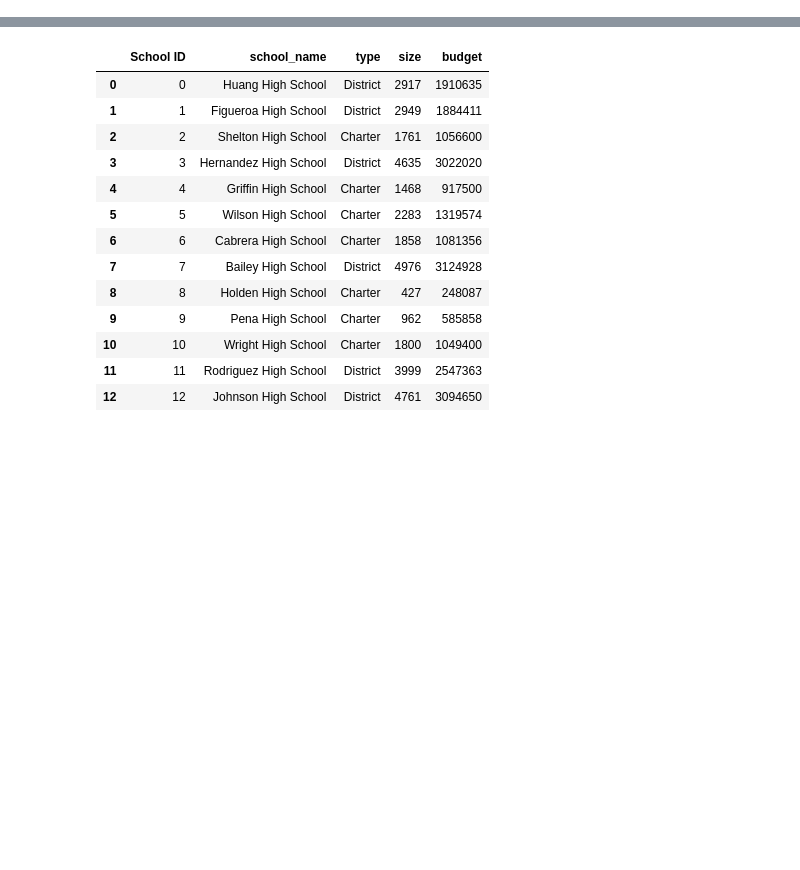
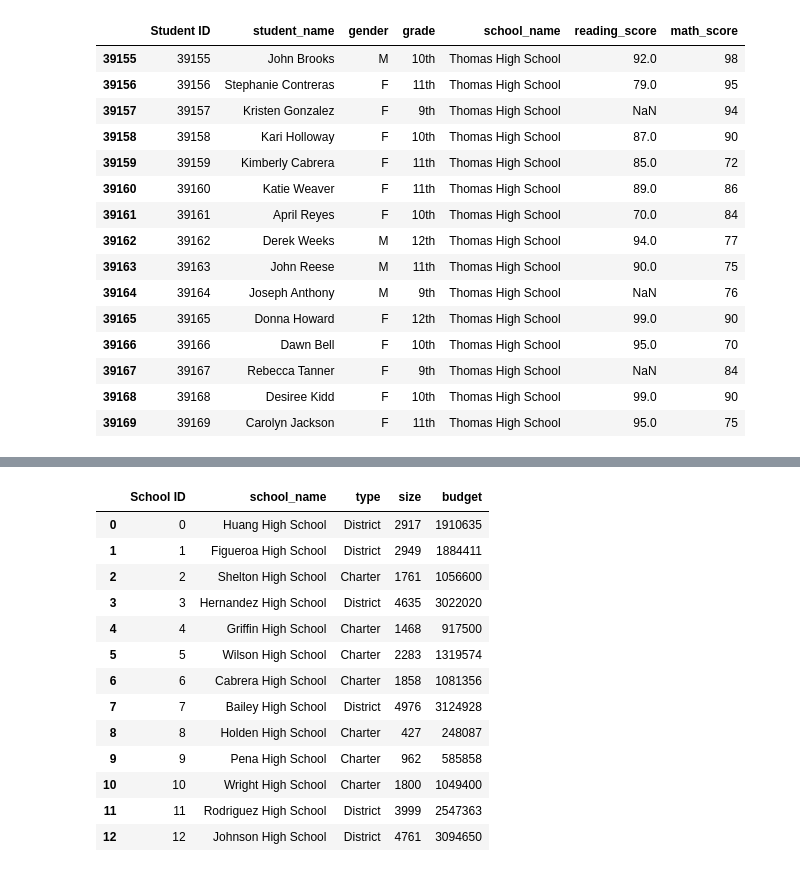
Before and after one commit to lmacera/School_District_Analysis, a Jupyter notebook: PyCitySchools_Challenge_testing.ipynb, the cells around one changed output, grey strips where cells are left out. Cells and saved outputs as stored; diff of their text form; code cells hidden in the pictures; blank space fills up the shorter version.

```diff
--- a/PyCitySchools.ipynb
+++ b/PyCitySchools_Challenge_testing.ipynb
@@ -0,0 +1,22 @@
+# %%
+# Dependencies and Setup
+import pandas as pd
+
+# File to Load (Remember to change the path if needed.)
+school_data_to_load = "Resources/schools_complete.csv"
+student_data_to_load = "Resources/students_complete.csv"
+
+# Read the School Data and Student Data and store into a Pandas DataFrame
+school_data_df = pd.read_csv(school_data_to_load)
+student_data_df = pd.read_csv(student_data_to_load)
+
+# Cleaning Student Names and Replacing Substrings in a Python String
+# Add each prefix and suffix to remove to a list.
+prefixes_suffixes = ["Dr. ", "Mr. ","Ms. ", "Mrs. ", "Miss ", " MD", " DDS", " DVM", " PhD"]
+
+# Iterate through the words in the "prefixes_suffixes" list and replace them with an empty space, "".
+for word in prefixes_suffixes:
+    student_data_df["student_name"] = student_data_df["student_name"].str.replace(word,"")
+
+# Check names.
+student_data_df.head(10)
@@ -0,0 +44,21 @@
+# %%
+# Step 2. Use the loc method on the student_data_df to select all the reading scores from the 9th grade at Thomas High School and replace them with NaN.
+student_data_df.loc[(student_data_df["school_name"] == "Thomas High School") & (student_data_df["grade"] == "9th"),"reading_score" ] = np.nan
+student_data_df.tail(15)
+# %% [output]
+|  | Student ID | student_name | gender | grade | school_name | reading_score | math_score |
+| 39155 | 39155 | John Brooks | M | 10th | Thomas High School | 92.0 | 98 |
+| 39156 | 39156 | Stephanie Contreras | F | 11th | Thomas High School | 79.0 | 95 |
+| 39157 | 39157 | Kristen Gonzalez | F | 9th | Thomas High School | NaN | 94 |
+| 39158 | 39158 | Kari Holloway | F | 10th | Thomas High School | 87.0 | 90 |
+| 39159 | 39159 | Kimberly Cabrera | F | 11th | Thomas High School | 85.0 | 72 |
+| 39160 | 39160 | Katie Weaver | F | 11th | Thomas High School | 89.0 | 86 |
+| 39161 | 39161 | April Reyes | F | 10th | Thomas High School | 70.0 | 84 |
+| 39162 | 39162 | Derek Weeks | M | 12th | Thomas High School | 94.0 | 77 |
+| 39163 | 39163 | John Reese | M | 11th | Thomas High School | 90.0 | 75 |
+| 39164 | 39164 | Joseph Anthony | M | 9th | Thomas High School | NaN | 76 |
+| 39165 | 39165 | Donna Howard | F | 12th | Thomas High School | 99.0 | 90 |
+| 39166 | 39166 | Dawn Bell | F | 10th | Thomas High School | 95.0 | 70 |
+| 39167 | 39167 | Rebecca Tanner | F | 9th | Thomas High School | NaN | 84 |
+| 39168 | 39168 | Desiree Kidd | F | 10th | Thomas High School | 99.0 | 90 |
+| 39169 | 39169 | Carolyn Jackson | F | 11th | Thomas High School | 95.0 | 75 |
```
Also changed, not shown: parts of 54 cells of this notebook, 2 other files.
